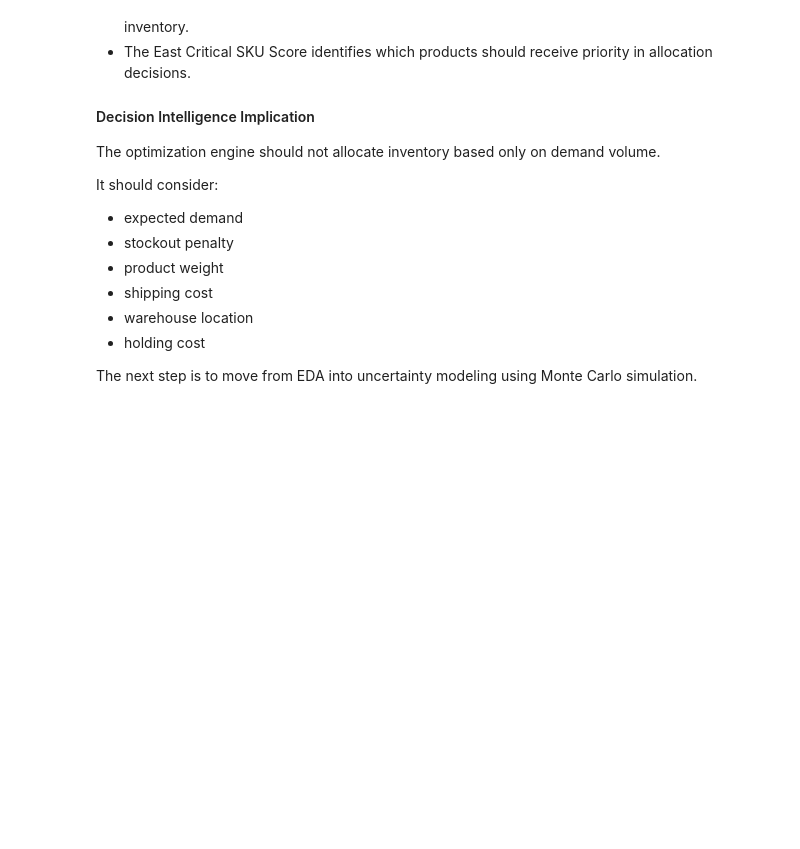
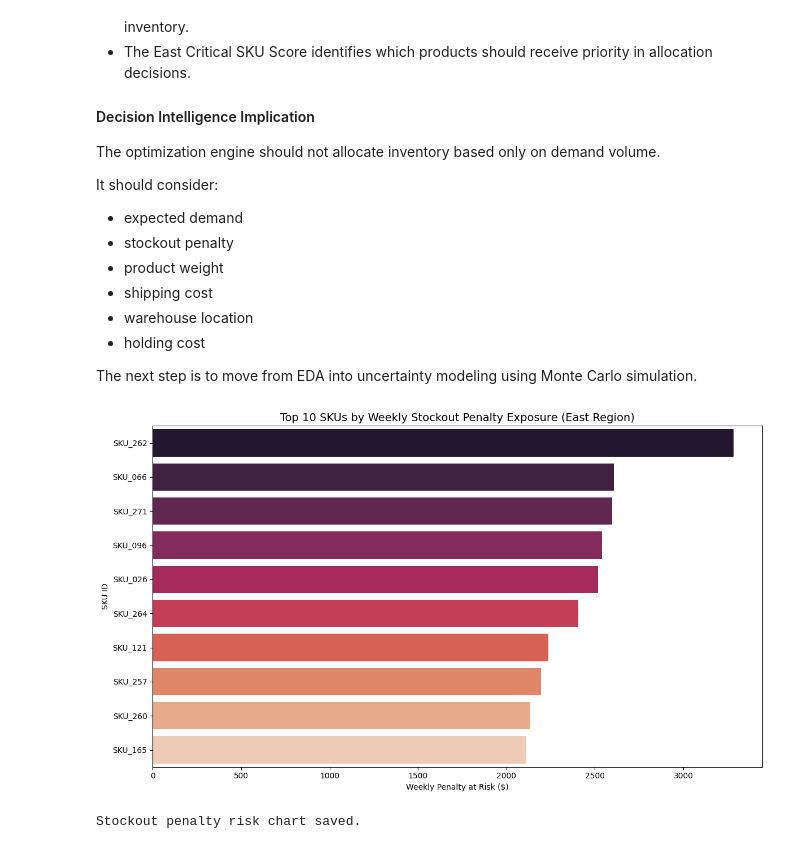
Before and after one commit to johnkirima/Supply-Chain-DI, a Jupyter notebook: notebooks/04_financial_eda.ipynb, the cells around one changed output. Saved outputs shown, nothing was run; the diff lists cells and outputs as text; code cells hidden in the pictures; blank space fills up the shorter version.

```diff
--- a/notebooks/04_financial_eda.ipynb
+++ b/notebooks/04_financial_eda.ipynb
@@ -301,3 +301,25 @@ It should consider:
 - holding cost
 
 The next step is to move from EDA into uncertainty modeling using Monte Carlo simulation.
+# %%
+# 1. Top 10 SKUs by Weekly Stockout Penalty at Risk — East
+plt.figure(figsize=(12, 7))
+# Assuming 'east_stockout_risk' exists from our earlier analysis
+sns.barplot(
+    data=east_stockout_risk.sort_values("weekly_penalty_at_risk", ascending=False).head(10),
+    x="weekly_penalty_at_risk",
+    y="sku_id",
+    hue="sku_id",
+    palette="rocket",
+    legend=False
+)
+plt.title("Top 10 SKUs by Weekly Stockout Penalty Exposure (East Region)", fontsize=14)
+plt.xlabel("Weekly Penalty at Risk ($)")
+plt.ylabel("SKU ID")
+plt.tight_layout()
+plt.savefig("../outputs/charts/04_top_10_east_stockout_penalty_risk.png", dpi=300, bbox_inches="tight")
+plt.show()
+print("Stockout penalty risk chart saved.")
+# %% [output]
+[figure, added]
+Stockout penalty risk chart saved.
```
Also changed, not shown: parts of 2 cells of this notebook, 11 other files.
